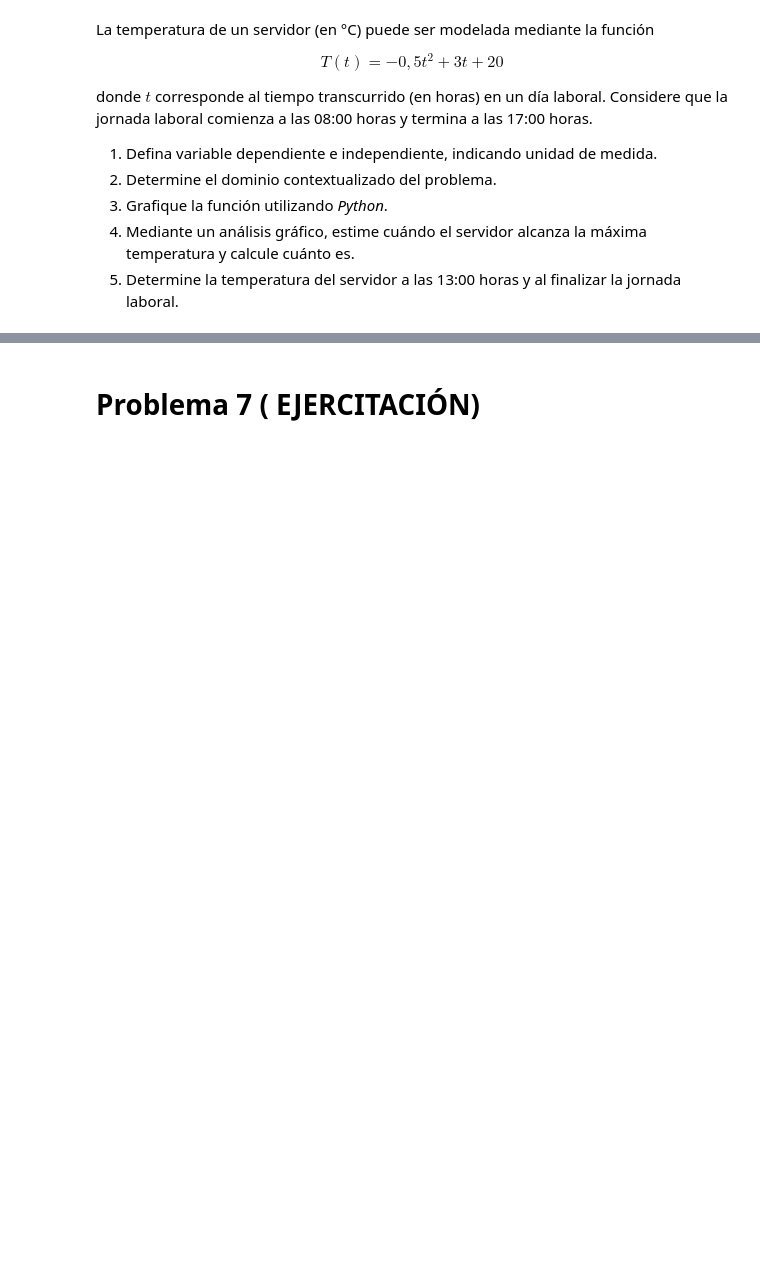
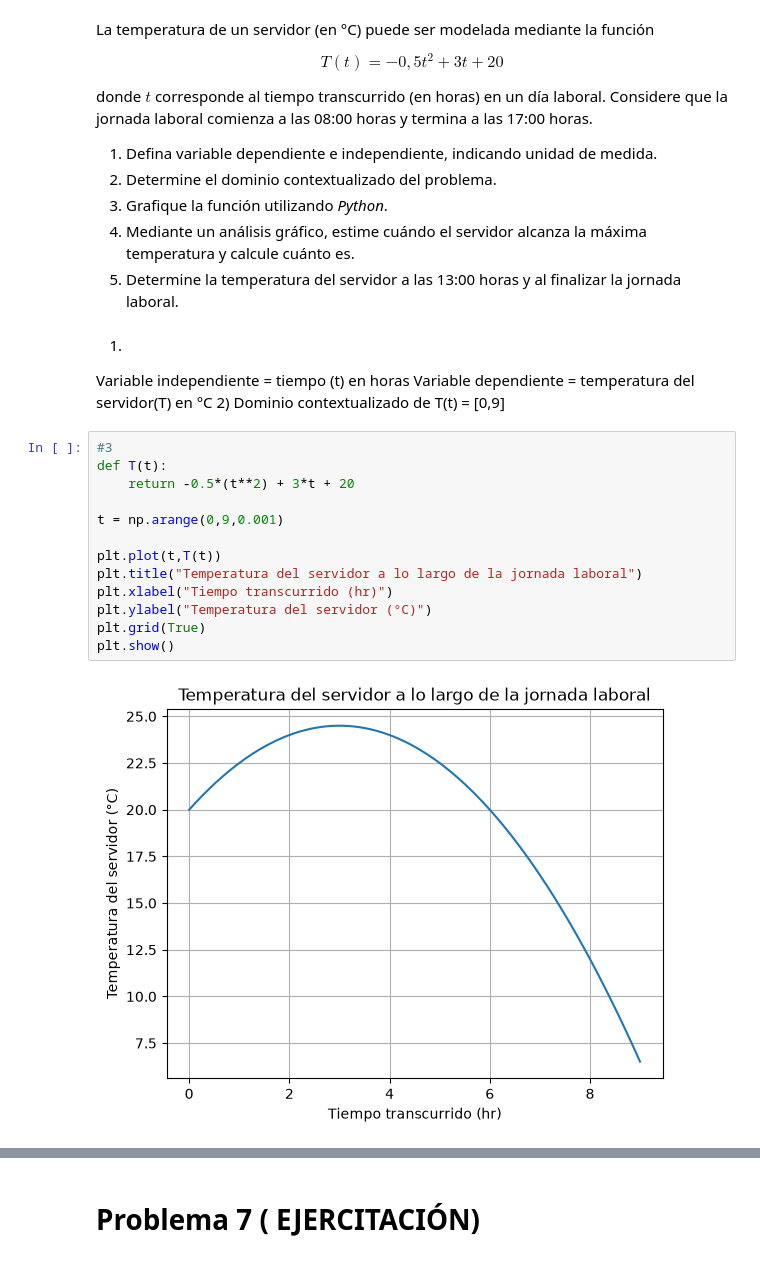
Before and after one commit to GoncalvesValenzuela/Programacion, a Jupyter notebook: G1_Funciones.ipynb, the cells around one changed output, grey strips where cells are left out. Cells and saved outputs as stored; diff of their text form; blank space fills up the shorter version.

```diff
--- a/G1_Funciones.ipynb
+++ b/G1_Funciones.ipynb
@@ -171,3 +201,24 @@ donde $t$ corresponde al tiempo transcurrido (en horas) en un día laboral. Cons
 3.  Grafique la función utilizando *Python*.
 4.  Mediante un análisis gráfico, estime cuándo el servidor alcanza la máxima temperatura y calcule cuánto es.
 5.  Determine la temperatura del servidor a las 13:00 horas y al finalizar la jornada laboral.
+# %% [markdown]
+1)
+Variable independiente = tiempo (t) en horas
+Variable dependiente = temperatura del servidor(T) en °C
+2)
+Dominio contextualizado de T(t) = [0,9]
+# %%
+#3
+def T(t):
+    return -0.5*(t**2) + 3*t + 20
+
+t = np.arange(0,9,0.001)
+
+plt.plot(t,T(t))
+plt.title("Temperatura del servidor a lo largo de la jornada laboral")
+plt.xlabel("Tiempo transcurrido (hr)")
+plt.ylabel("Temperatura del servidor (°C)")
+plt.grid(True)
+plt.show()
+# %% [output]
+[figure, added]
```
Also changed, not shown: parts of 7 cells of this notebook.
